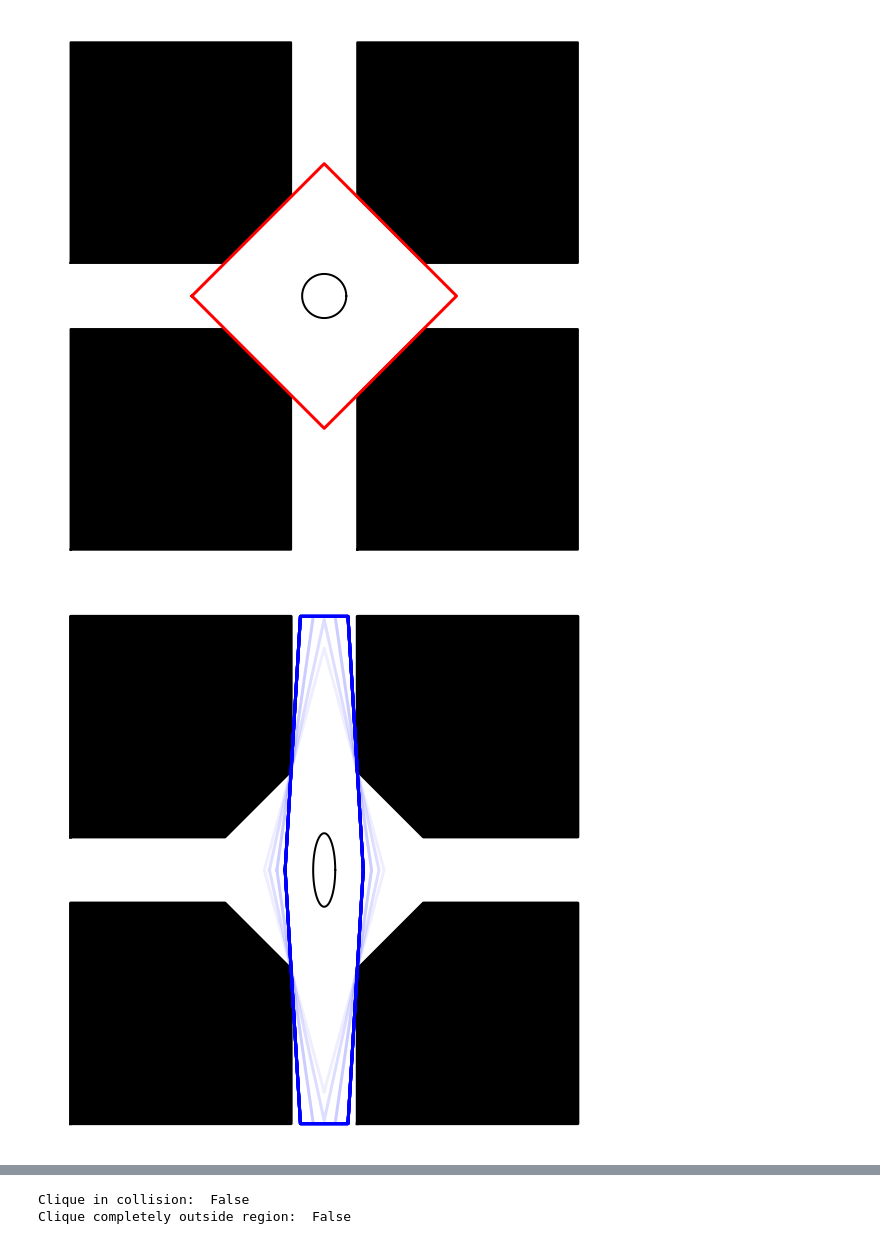
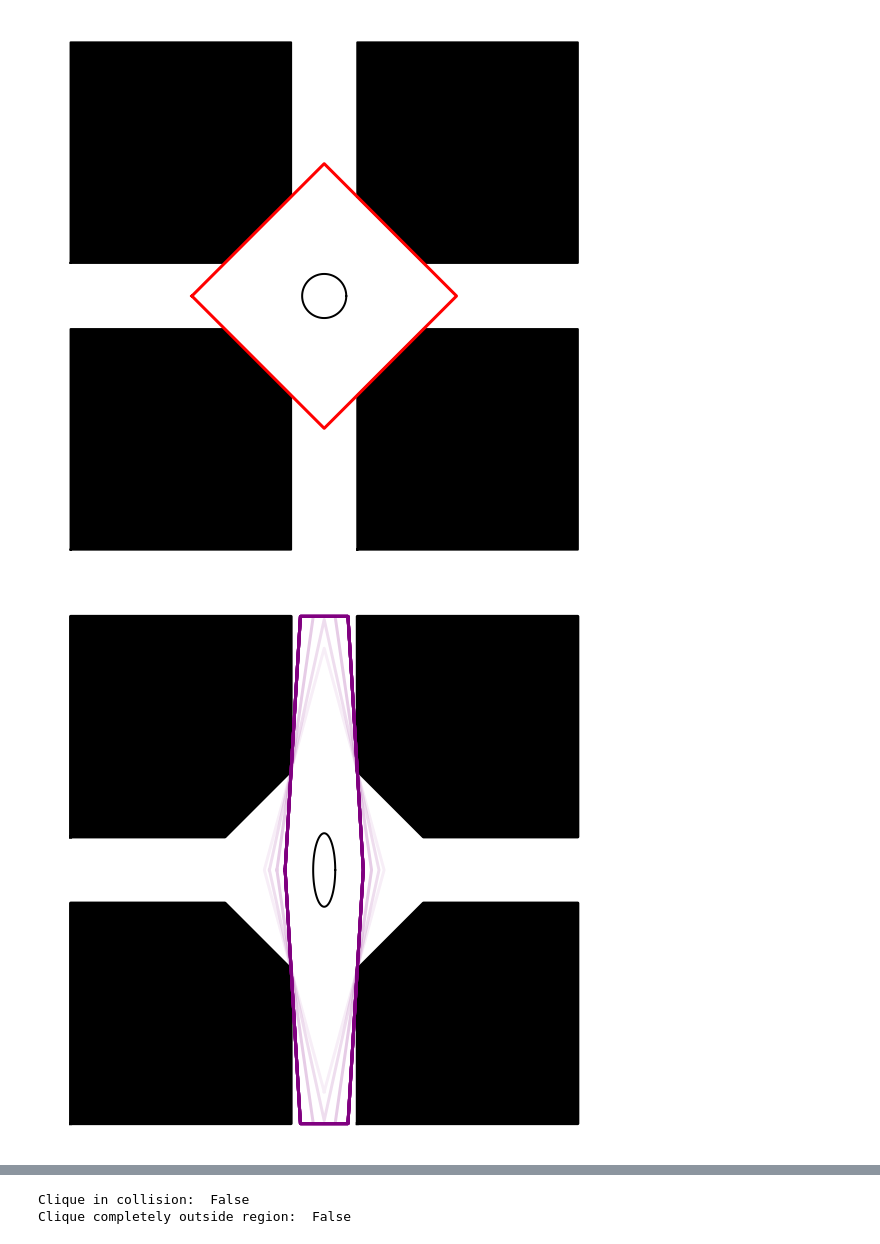
Before and after one commit to wernerpe/visiris, a Jupyter notebook: iris_init_ellipse_behavior.ipynb, the cells around one changed output, grey strips where cells are left out. Cells and saved outputs as stored; diff of their text form; code cells hidden in the pictures.

```diff
--- a/iris_init_ellipse_behavior.ipynb
+++ b/iris_init_ellipse_behavior.ipynb
@@ -40,6 +40,11 @@ def generate_lighter_greens(n):
 
     return colors
 # %%
+import matplotlib as mp
+# mp.rcParams['axes.linewidth'] = .5
+# mp.rcParams['lines.linewidth'] = .5
+# mp.rcParams['patch.linewidth'] = .5
+plt.rc('path',simplify=False)
 fig, ax = plt.subplots(figsize = (10,10))
 size = 2.3
 xlim = size *np.array([-1,1])
@@ -103,7 +108,7 @@ ax.set_xlim(xlim)
 ax.set_ylim(ylim)
 ax.axis('equal')
 ax.axis("off")
-plt.savefig('center.pdf')
+plt.savefig('center.png', dpi = 300)
 
 ################################################################################
 fig, ax = plt.subplots(figsize = (10,10))
@@ -127,7 +132,7 @@ for i, r in enumerate(regions):
     v = sorted_vertices(VPolytope(r)).T#s
     v = np.concatenate((v, v[0,:].reshape(1,-1)), axis=0)
 
-    p = ax.plot(v[:,0], v[:,1], linewidth = 3, alpha = (i*1 + 1)/iterations, color = 'b',zorder = 3)
+    p = ax.plot(v[:,0], v[:,1], linewidth = 3, alpha = (i*1 + 1)/iterations, color = 'purple',zorder = 3)
     ax.fill(v[:,0], v[:,1], alpha = 0.0, c = p[0].get_color())
 
 plot_ellipse(ax, init_ells[0],  100, color= 'k', linewidth=2)
@@ -147,7 +152,7 @@ ax.set_xlim(xlim)
 ax.set_ylim(ylim)
 ax.axis('equal')
 ax.axis("off")
-plt.savefig('vert.pdf')
+plt.savefig('vert.png', dpi = 300)
 ################################################################################
 fig, ax = plt.subplots(figsize = (10,10))
 regions = []
@@ -164,33 +169,33 @@ for _ in range(iterations):
     init_ell = reg.MaximumVolumeInscribedEllipsoid()
     init_ells.append(init_ell)
 
 for i, r in enumerate(regions):
 
     v = sorted_vertices(VPolytope(r)).T#s
     v = np.concatenate((v, v[0,:].reshape(1,-1)), axis=0)
 
-    p = ax.plot(v[:,0], v[:,1], linewidth = 2, alpha = (i*1 + 1)/iterations, color = 'g',zorder = 3)
+    p = ax.plot(v[:,0], v[:,1], linewidth = 3, alpha = (i*1 + 1)/iterations, color = 'g',zorder = 3)
     ax.fill(v[:,0], v[:,1], alpha = 0.0, c = p[0].get_color())
 
 plot_ellipse(ax, init_ells[0],  100, color= 'k', linewidth=2)
 
 # for e in init_ells:
 #     plot_ellipse(ax, e,  100, color= p[0].get_color())
 
 
 for o in obstacles:
 
     v = sorted_vertices(VPolytope(o)).T#s
     v = np.concatenate((v, v[0,:].reshape(1,-1)), axis=0)
 
     ax.plot(v[:,0], v[:,1], linewidth = 2, alpha = 1, color = 'k')
     ax.fill(v[:,0], v[:,1], alpha = 1, c = 'k')
 
 ax.set_xlim(xlim)
 ax.set_ylim(ylim)
 ax.axis('equal')
 ax.axis("off")
-plt.savefig('side.pdf')
+plt.savefig('side.png', dpi = 300)
 # %% [output]
 [figure]
-[figure, old version]
+[figure, new version]
```
Also changed, not shown: parts of 1 cell of this notebook, 22 other files.
